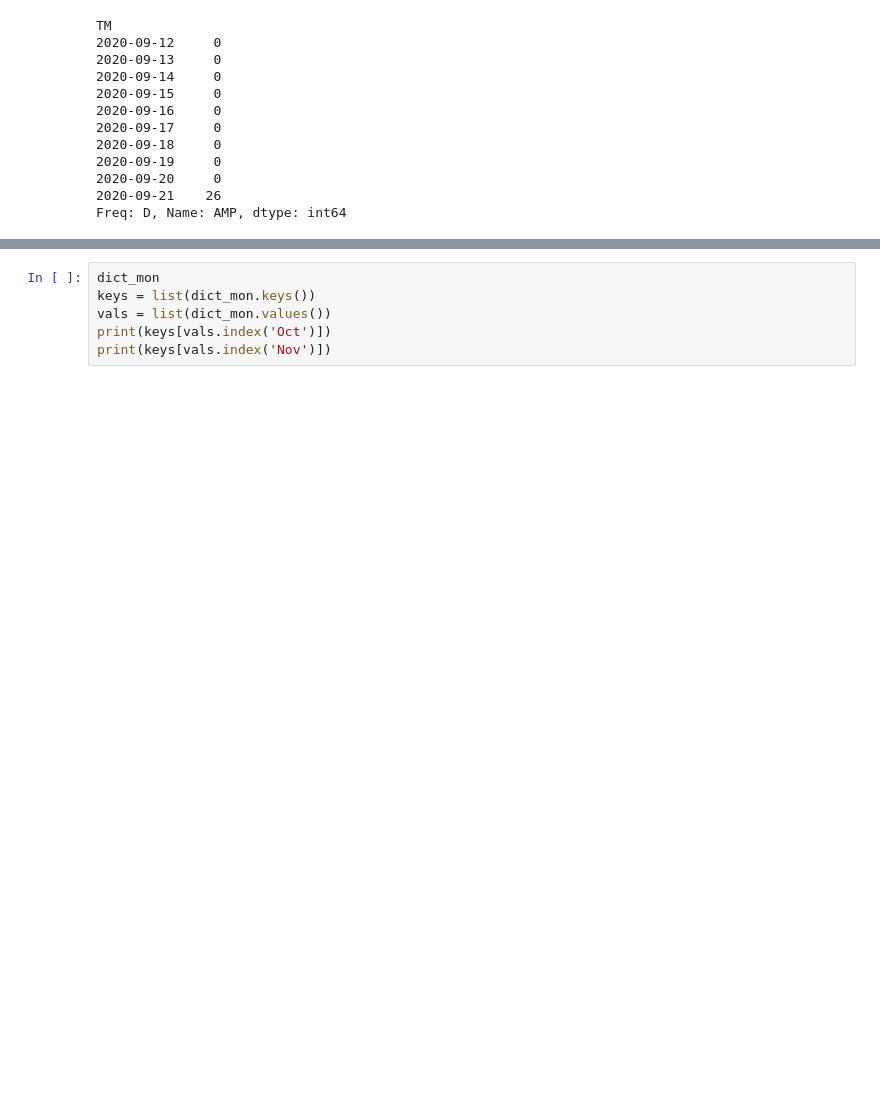
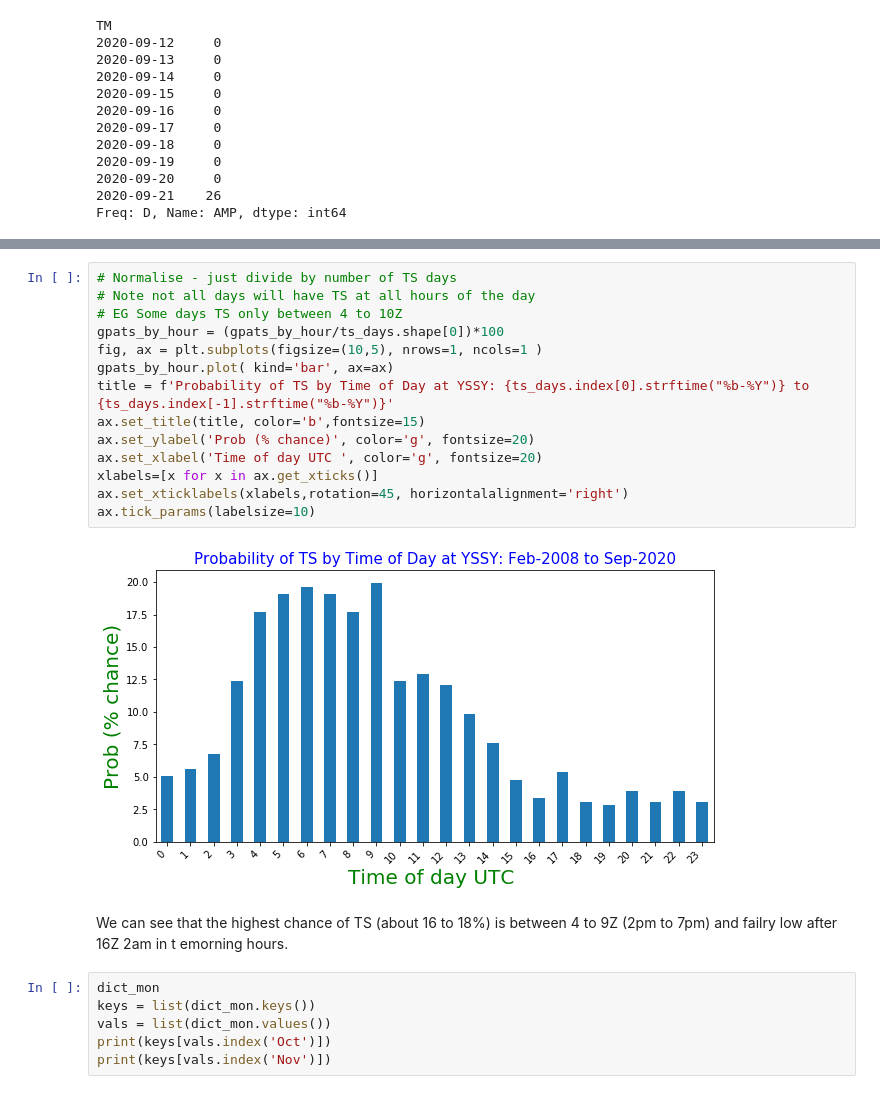
Before and after one commit to launda/avguide, a Jupyter notebook: Sydney_Basin_Storms.ipynb, the cells around one changed output, grey strips where cells are left out. Cells and saved outputs as stored; diff of their text form; blank space fills up the shorter version.

```diff
--- a/Sydney_Basin_Storms.ipynb
+++ b/Sydney_Basin_Storms.ipynb
@@ -288,3 +299,21 @@ ax.tick_params(labelsize=10)
+# %%
+# Normalise - just divide by number of TS days
+# Note not all days will have TS at all hours of the day
+# EG Some days TS only between 4 to 10Z
+gpats_by_hour = (gpats_by_hour/ts_days.shape[0])*100
+fig, ax = plt.subplots(figsize=(10,5), nrows=1, ncols=1 )
+gpats_by_hour.plot( kind='bar', ax=ax)
+title = f'Probability of TS by Time of Day at YSSY: {ts_days.index[0].strftime("%b-%Y")} to {ts_days.index[-1].strftime("%b-%Y")}'
+ax.set_title(title, color='b',fontsize=15)
+ax.set_ylabel('Prob (% chance)', color='g', fontsize=20)
+ax.set_xlabel('Time of day UTC ', color='g', fontsize=20)
+xlabels=[x for x in ax.get_xticks()]
+ax.set_xticklabels(xlabels,rotation=45, horizontalalignment='right')
+ax.tick_params(labelsize=10)
+# %% [output]
+[figure, added]
+# %% [markdown]
+We can see that the highest chance of TS (about 16 to 18%) is between 4 to 9Z (2pm to 7pm) and failry low after 16Z 2am in t emorning hours.
 # %%
 dict_mon
 keys = list(dict_mon.keys())
```
Also changed, not shown: parts of 24 cells of this notebook.
